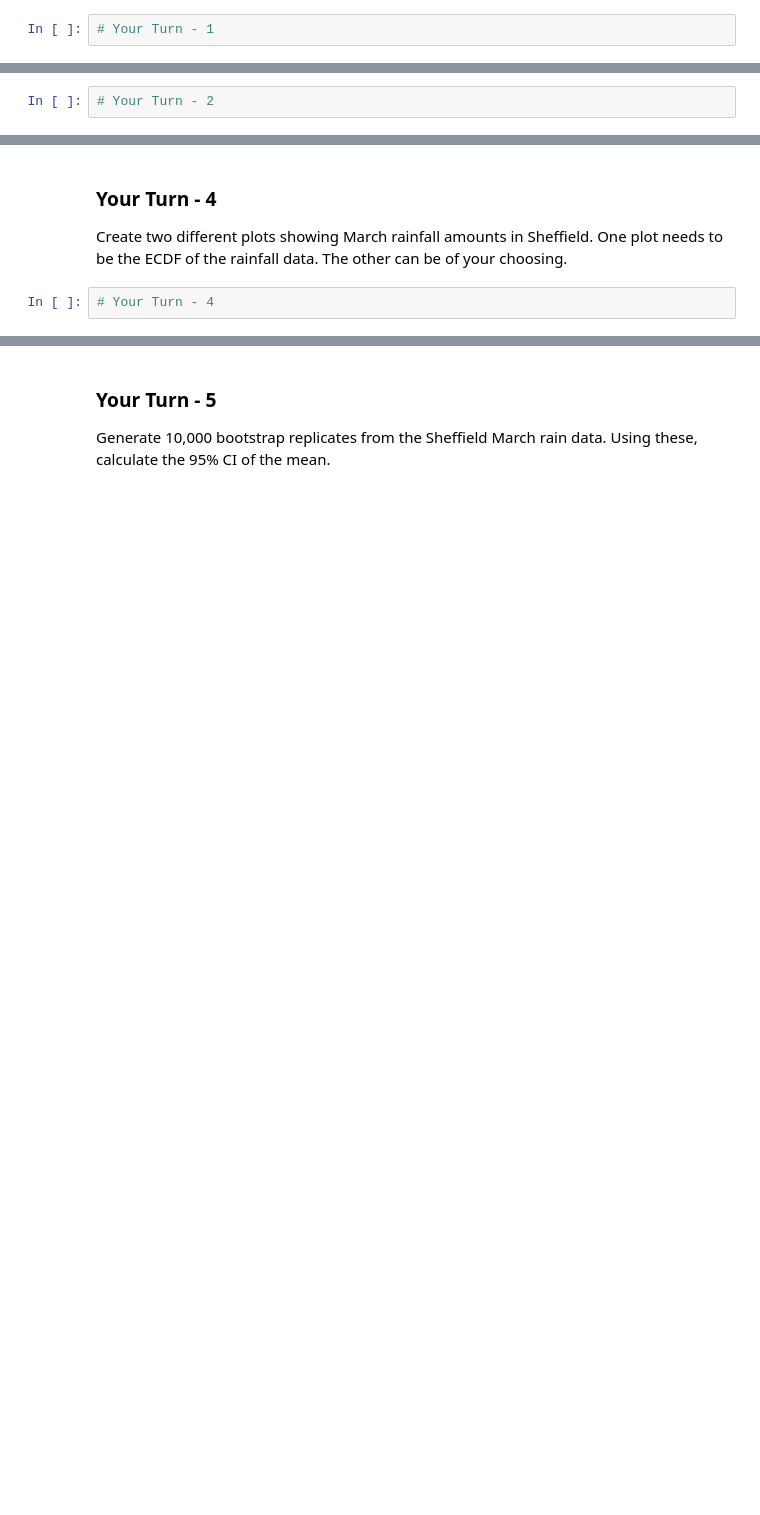
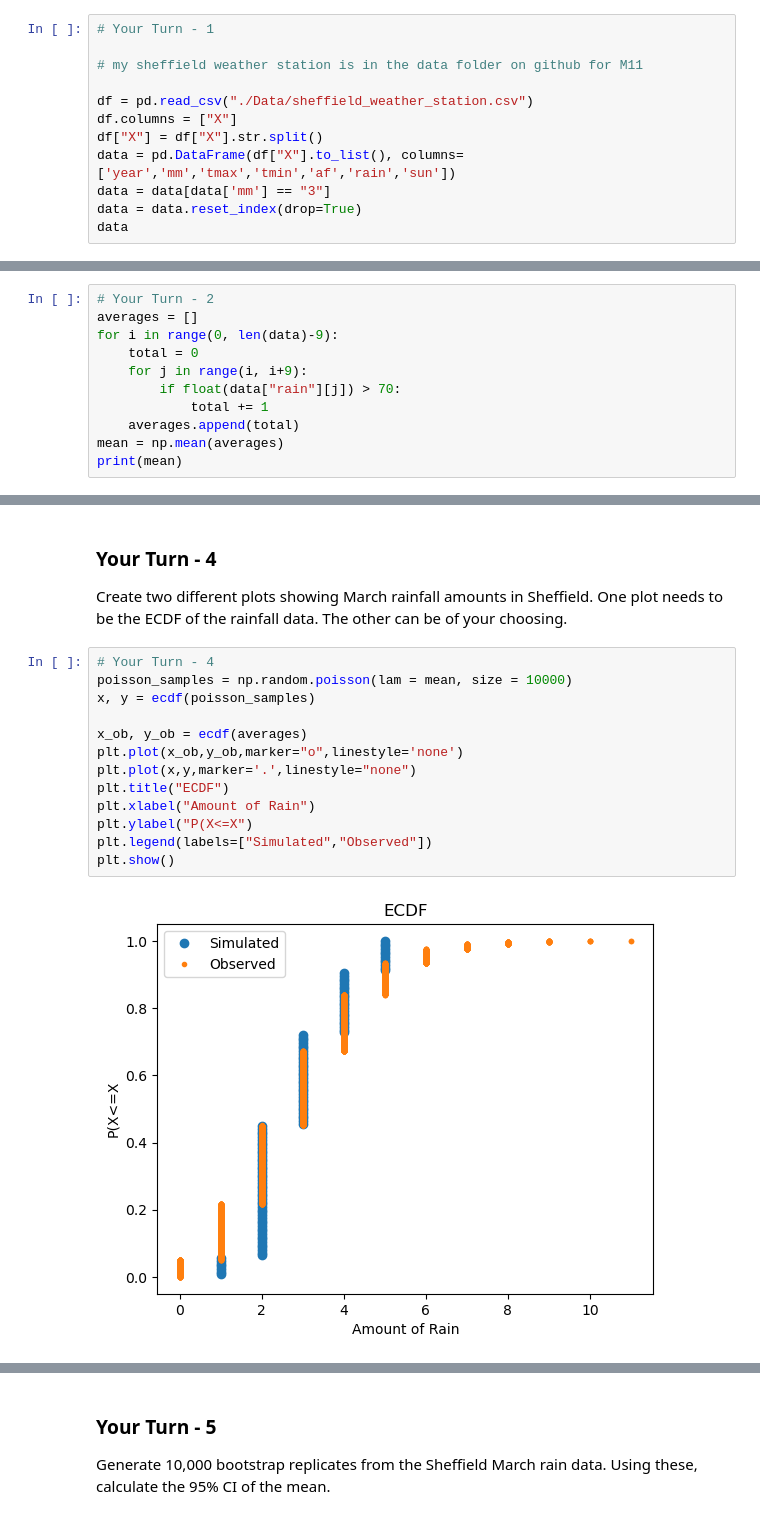
Before and after one commit to wjparsle/M11-Statistical-Thinking, a Jupyter notebook: Case_Study-_Weather_Stations_-_Student.ipynb, the cells around one changed output, grey strips where cells are left out. Drawn from its saved outputs; the diff is of its cells as text; blank space fills up the shorter version.

```diff
--- a/Case_Study-_Weather_Stations_-_Student.ipynb
+++ b/Case_Study-_Weather_Stations_-_Student.ipynb
@@ -667,3 +667,13 @@ In this Your Turn you will use the <i>Sheffield Weather Station</i> data from Da
 Access the Sheffield Weather Station data on DataCamp and read it into a format suitable for data analysis. Extract into a DataFrame all rows that occur for the <b><i>month of March</i></b>.
 # %%
 # Your Turn - 1
+
+# my sheffield weather station is in the data folder on github for M11
+
+df = pd.read_csv("./Data/sheffield_weather_station.csv")
+df.columns = ["X"]
+df["X"] = df["X"].str.split()
+data = pd.DataFrame(df["X"].to_list(), columns=['year','mm','tmax','tmin','af','rain','sun'])
+data = data[data['mm'] == "3"]
+data = data.reset_index(drop=True)
+data
@@ -673,3 +697,12 @@ Access the Sheffield Weather Station data on DataCamp and read it into a format
 You are interested in the <b><i>number of years in a 10 year period that March experiences a rainfall of greater than 70mm</i></b> at Sheffield. For a 10 year time period, calculate the average number times March exceeds 70mm of rainfall and print it.
 # %%
 # Your Turn - 2
+averages = []
+for i in range(0, len(data)-9):
+    total = 0
+    for j in range(i, i+9):
+        if float(data["rain"][j]) > 70:
+            total += 1
+    averages.append(total)
+mean = np.mean(averages)
+print(mean)
@@ -691,3 +739,16 @@ The number of times March rainfall exceeds 70mm in a 10 year time period can be
 Create two different plots showing March rainfall amounts in Sheffield. One plot needs to be the ECDF of the rainfall data. The other can be of your choosing.
 # %%
 # Your Turn - 4
+poisson_samples = np.random.poisson(lam = mean, size = 10000)
+x, y = ecdf(poisson_samples)
+
+x_ob, y_ob = ecdf(averages)
+plt.plot(x_ob,y_ob,marker="o",linestyle='none')
+plt.plot(x,y,marker='.',linestyle="none")
+plt.title("ECDF")
+plt.xlabel("Amount of Rain")
+plt.ylabel("P(X<=X")
+plt.legend(labels=["Simulated","Observed"])
+plt.show()
+# %% [output]
+[figure, added]
```
Also changed, not shown: parts of 20 cells of this notebook.
